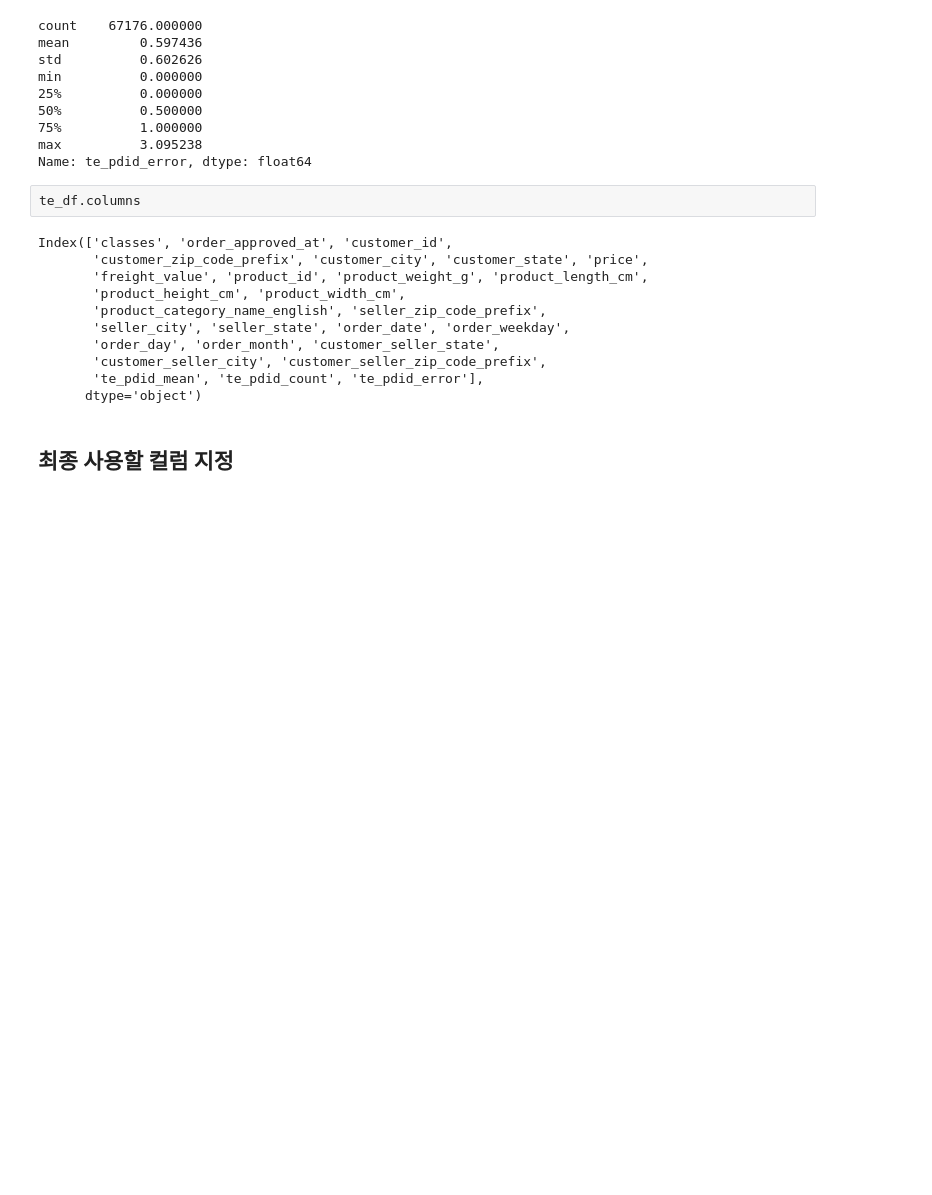
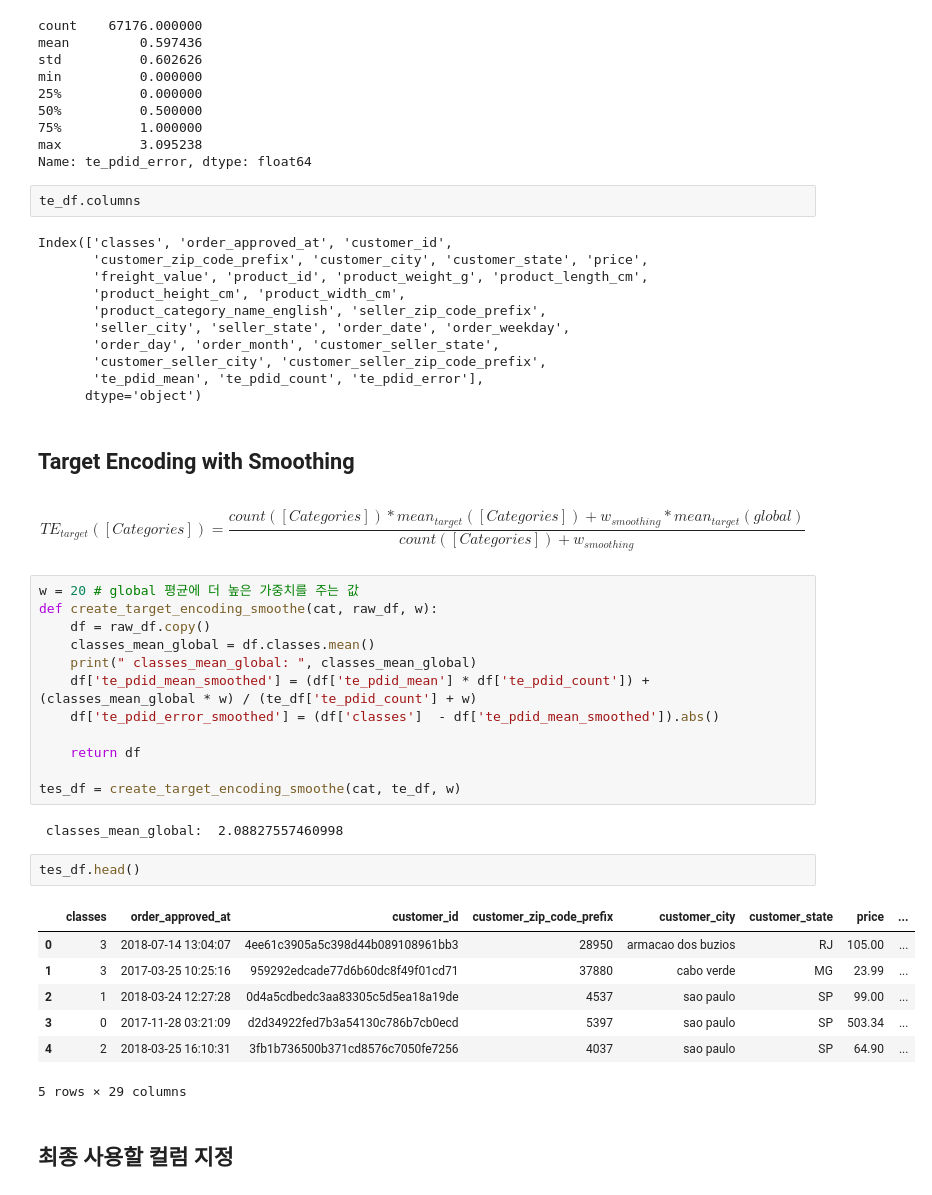
Before and after one commit to gonsoomoon-ml/predict-delivery-time, a Jupyter notebook: brazil_ecommerce/1.3.Feature_Engineer.ipynb, the cells around one changed output. Cells and saved outputs as stored; diff of their text form; blank space fills up the shorter version.

Commit message:
add target_encoding_smoothing

```diff
--- a/brazil_ecommerce/1.3.Feature_Engineer.ipynb
+++ b/brazil_ecommerce/1.3.Feature_Engineer.ipynb
@@ -153,6 +153,36 @@ Index(['classes', 'order_approved_at', 'customer_id',
        'customer_seller_city', 'customer_seller_zip_code_prefix',
        'te_pdid_mean', 'te_pdid_count', 'te_pdid_error'],
       dtype='object')
+# %% [markdown]
+## Target Encoding with Smoothing
+# %% [markdown]
+\begin{equation} \label{eq:te}
+TE_{target}([Categories]) = \frac{count([Categories]) * mean_{target}([Categories]) + w_{smoothing} * mean_{target}(global)}{count([Categories]) + w_{smoothing}}
+\end{equation}
+# %%
+w = 20 # global 평균에 더 높은 가중치를 주는 값
+def create_target_encoding_smoothe(cat, raw_df, w):
+    df = raw_df.copy()
+    classes_mean_global = df.classes.mean()
+    print(" classes_mean_global: ", classes_mean_global)
+    df['te_pdid_mean_smoothed'] = (df['te_pdid_mean'] * df['te_pdid_count']) + (classes_mean_global * w) / (te_df['te_pdid_count'] + w)
+    df['te_pdid_error_smoothed'] = (df['classes']  - df['te_pdid_mean_smoothed']).abs()
+
+    return df
+
+tes_df = create_target_encoding_smoothe(cat, te_df, w)
+# %% [output]
+ classes_mean_global:  2.08827557460998
+# %%
+tes_df.head()
+# %% [output]
+|  | classes | order_approved_at | customer_id | customer_zip_code_prefix | customer_city | customer_state | price | ... |
+| 0 | 3 | 2018-07-14 13:04:07 | 4ee61c3905a5c398d44b089108961bb3 | 28950 | armacao dos buzios | RJ | 105.00 | ... |
+| 1 | 3 | 2017-03-25 10:25:16 | 959292edcade77d6b60dc8f49f01cd71 | 37880 | cabo verde | MG | 23.99 | ... |
+| 2 | 1 | 2018-03-24 12:27:28 | 0d4a5cdbedc3aa83305c5d5ea18a19de | 4537 | sao paulo | SP | 99.00 | ... |
+| 3 | 0 | 2017-11-28 03:21:09 | d2d34922fed7b3a54130c786b7cb0ecd | 5397 | sao paulo | SP | 503.34 | ... |
+| 4 | 2 | 2018-03-25 16:10:31 | 3fb1b736500b371cd8576c7050fe7256 | 4037 | sao paulo | SP | 64.90 | ... |
+5 rows × 29 columns
 # %% [markdown]
 ## 최종 사용할 컬럼 지정
 # %%
```
Also changed, not shown: parts of 3 cells of this notebook, 12 other files.
